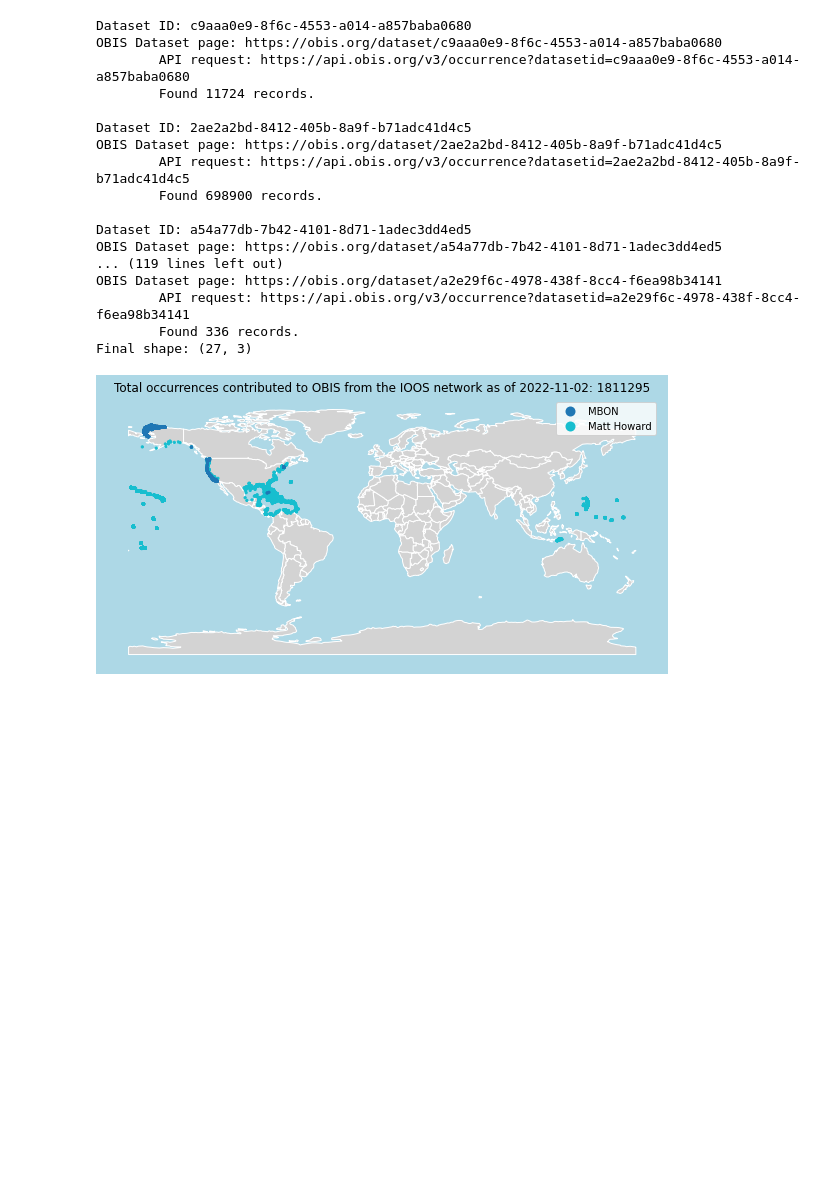
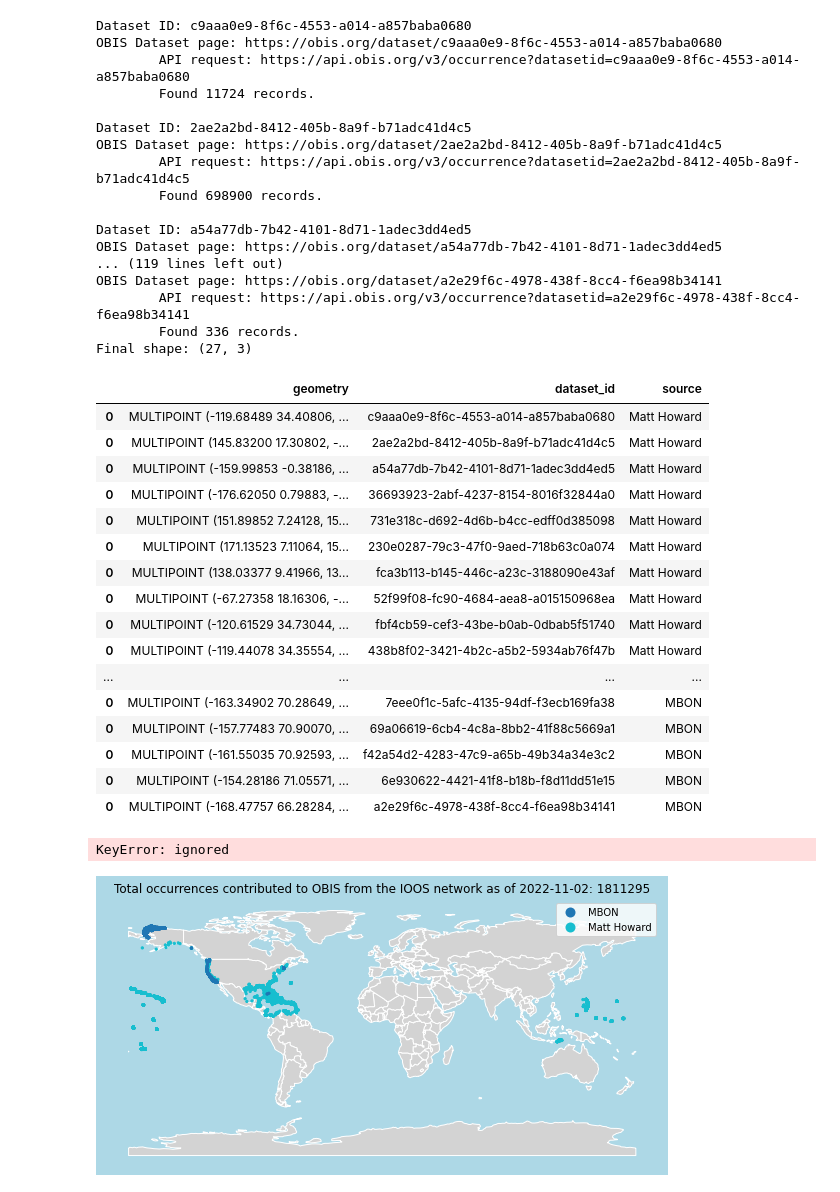
Before and after one commit to MathewBiddle/sandbox, a Jupyter notebook: notebooks/IOOS_occurrences_in_OBIS.ipynb, the cells around one changed output. Drawn from its saved outputs; the diff is of its cells as text; code cells hidden in the pictures; blank space fills up the shorter version.

```diff
--- a/notebooks/IOOS_occurrences_in_OBIS.ipynb
+++ b/notebooks/IOOS_occurrences_in_OBIS.ipynb
@@ -275,6 +234,37 @@ OBIS Dataset page: https://obis.org/dataset/a2e29f6c-4978-438f-8cc4-f6ea98b34141
         API request: https://api.obis.org/v3/occurrence?datasetid=a2e29f6c-4978-438f-8cc4-f6ea98b34141
         Found 336 records.
 Final shape: (27, 3)
+# %%
+location_data
+# %% [output]
+|  | geometry | dataset_id | source |
+| 0 | MULTIPOINT (-119.68489 34.40806, ... | c9aaa0e9-8f6c-4553-a014-a857baba0680 | Matt Howard |
+| 0 | MULTIPOINT (145.83200 17.30802, -... | 2ae2a2bd-8412-405b-8a9f-b71adc41d4c5 | Matt Howard |
+| 0 | MULTIPOINT (-159.99853 -0.38186, ... | a54a77db-7b42-4101-8d71-1adec3dd4ed5 | Matt Howard |
+| 0 | MULTIPOINT (-176.62050 0.79883, -... | 36693923-2abf-4237-8154-8016f32844a0 | Matt Howard |
+| 0 | MULTIPOINT (151.89852 7.24128, 15... | 731e318c-d692-4d6b-b4cc-edff0d385098 | Matt Howard |
+| 0 | MULTIPOINT (171.13523 7.11064, 15... | 230e0287-79c3-47f0-9aed-718b63c0a074 | Matt Howard |
+| 0 | MULTIPOINT (138.03377 9.41966, 13... | fca3b113-b145-446c-a23c-3188090e43af | Matt Howard |
+| 0 | MULTIPOINT (-67.27358 18.16306, -... | 52f99f08-fc90-4684-aea8-a015150968ea | Matt Howard |
+| 0 | MULTIPOINT (-120.61529 34.73044, ... | fbf4cb59-cef3-43be-b0ab-0dbab5f51740 | Matt Howard |
+| 0 | MULTIPOINT (-119.44078 34.35554, ... | 438b8f02-3421-4b2c-a5b2-5934ab76f47b | Matt Howard |
+| ... | ... | ... | ... |
+| 0 | MULTIPOINT (-163.34902 70.28649, ... | 7eee0f1c-5afc-4135-94df-f3ecb169fa38 | MBON |
+| 0 | MULTIPOINT (-157.77483 70.90070, ... | 69a06619-6cb4-4c8a-8bb2-41f88c5669a1 | MBON |
+| 0 | MULTIPOINT (-161.55035 70.92593, ... | f42a54d2-4283-47c9-a65b-49b34a34e3c2 | MBON |
+| 0 | MULTIPOINT (-154.28186 71.05571, ... | 6e930622-4421-41f8-b18b-f8d11dd51e15 | MBON |
+| 0 | MULTIPOINT (-168.47757 66.28284, ... | a2e29f6c-4978-438f-8cc4-f6ea98b34141 | MBON |
+# %%
+import datashader as ds
+import colorcet
+
+cvs = ds.Canvas(plot_width=1000, plot_height=700)
+agg = cvs.points(location_data, 'decimalLongitude', 'decimalLatitude')
+img = ds.tf.set_background(ds.tf.shade(agg, cmap=colorcet.fire, how='log'), "white")
+
+img
+# %% [output]
+KeyError: ignored
 # %%
 import matplotlib.pyplot as plt
 from datetime import datetime
```
Also changed, not shown: parts of 3 cells of this notebook.
